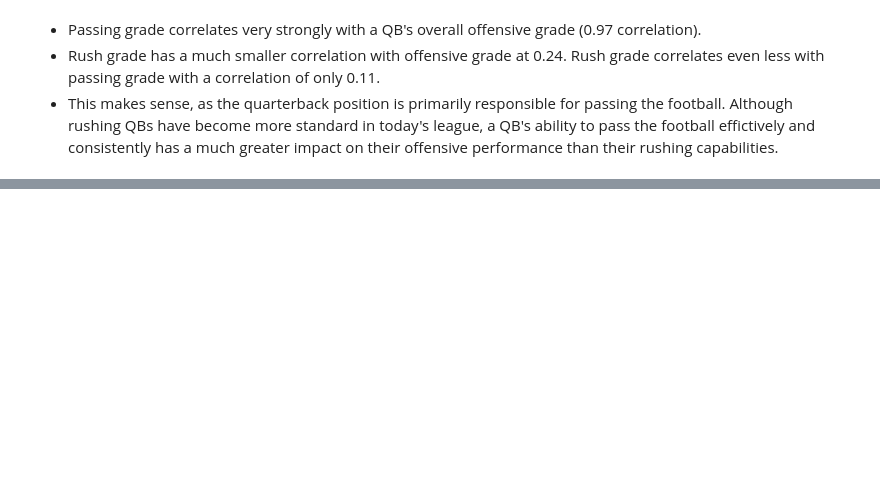
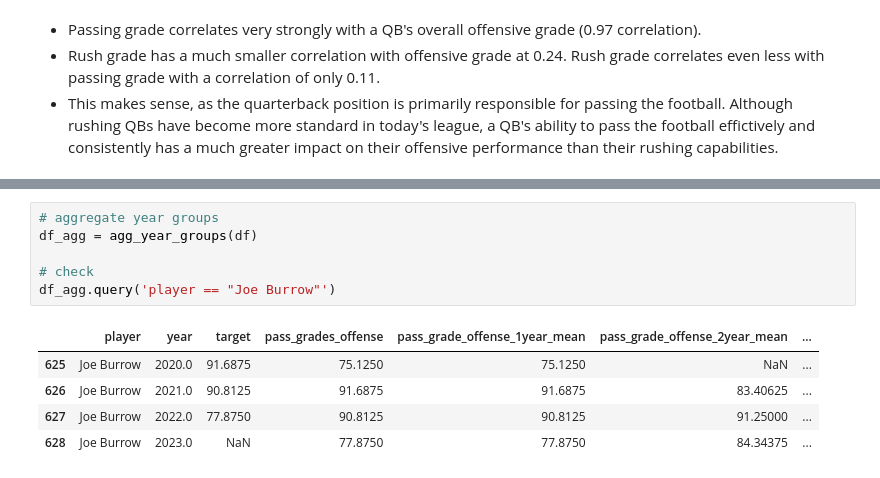
Before and after one commit to heefjones/pass_forward, a Jupyter notebook: eda.ipynb, the cells around one changed output, grey strips where cells are left out. Drawn from its saved outputs; the diff is of its cells as text; blank space fills up the shorter version.

```diff
--- a/eda.ipynb
+++ b/eda.ipynb
@@ -201,0 +154,12 @@ df_agg
+# %%
+# aggregate year groups
+df_agg = agg_year_groups(df)
+
+# check
+df_agg.query('player == "Joe Burrow"')
+# %% [output]
+|  | player | year | target | pass_grades_offense | pass_grade_offense_1year_mean | pass_grade_offense_2year_mean | ... |
+| 625 | Joe Burrow | 2020.0 | 91.6875 | 75.1250 | 75.1250 | NaN | ... |
+| 626 | Joe Burrow | 2021.0 | 90.8125 | 91.6875 | 91.6875 | 83.40625 | ... |
+| 627 | Joe Burrow | 2022.0 | 77.8750 | 90.8125 | 90.8125 | 91.25000 | ... |
+| 628 | Joe Burrow | 2023.0 | NaN | 77.8750 | 77.8750 | 84.34375 | ... |
```
Also changed, not shown: parts of 21 cells of this notebook, 1 other file.
